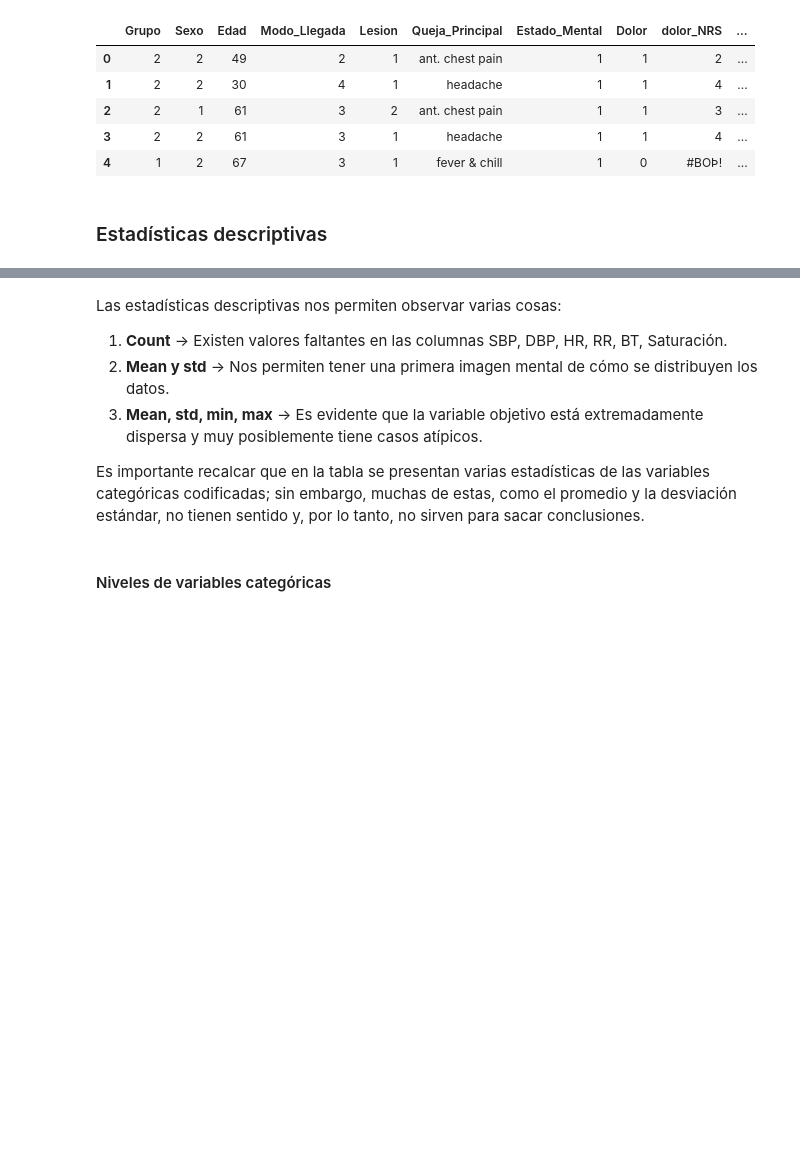
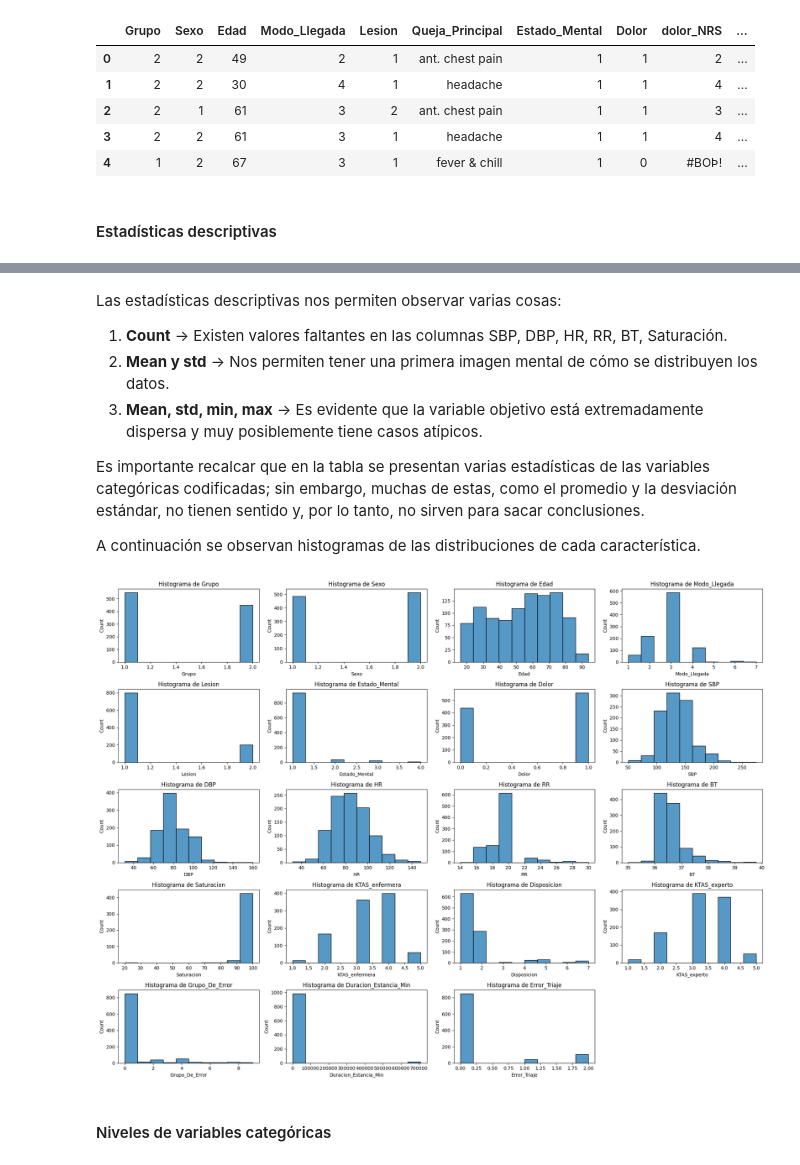
Before and after one commit to despinosaa/Lab1_G1, a Jupyter notebook: Lab2_agglomerative.ipynb, the cells around one changed output, grey strips where cells are left out. Cells and saved outputs as stored; diff of their text form; code cells hidden in the pictures; blank space fills up the shorter version.

```diff
--- a/Lab2_agglomerative.ipynb
+++ b/Lab2_agglomerative.ipynb
@@ -30,7 +30,7 @@ df.head()
 | 3 | 2 | 2 | 61 | 3 | 1 | headache | 1 | 1 | 4 | ... |
 | 4 | 1 | 2 | 67 | 3 | 1 | fever & chill | 1 | 0 | #BOÞ! | ... |
 # %% [markdown]
-### Estadísticas descriptivas
+#### Estadísticas descriptivas
 # %%
 pd.set_option('display.max_columns', None)
 df.describe()
@@ -52,6 +52,30 @@ Las estadísticas descriptivas nos permiten observar varias cosas:
 3. **Mean, std, min, max** -> Es evidente que la variable objetivo está extremadamente dispersa y muy posiblemente tiene casos atípicos.
 
 Es importante recalcar que en la tabla se presentan varias estadísticas de las variables categóricas codificadas; sin embargo, muchas de estas, como el promedio y la desviación estándar, no tienen sentido y, por lo tanto, no sirven para sacar conclusiones.
+
+A continuación se observan histogramas de las distribuciones de cada característica.
+# %%
+import matplotlib.pyplot as plt
+import seaborn as sns
+
+# Lista de características
+features = ['Grupo', 'Sexo', 'Edad', 'Modo_Llegada', 'Lesion', 'Estado_Mental',
+            'Dolor', 'SBP', 'DBP', 'HR', 'RR', 'BT', 'Saturacion',
+            'KTAS_enfermera', 'Disposicion', 'KTAS_experto',
+            'Grupo_De_Error', 'Duracion_Estancia_Min', 'Error_Triaje']
+
+plt.figure(figsize=(20, 15))
+
+for i, feature in enumerate(features):
+    plt.subplot(5, 4, i+1)  # Crear subplots en una cuadrícula de 5 filas y 4 columnas
+    sns.histplot(data=df, x=feature, kde=False, bins=10)  # Crear histograma
+    plt.title(f'Histograma de {feature}')
+    plt.tight_layout()
+
+# Mostrar la gráfica
+plt.show()
+# %% [output]
+[figure, added]
 # %% [markdown]
 #### Niveles de variables categóricas
 # %%
```
Also changed, not shown: parts of 80 cells of this notebook, 2 other files.
